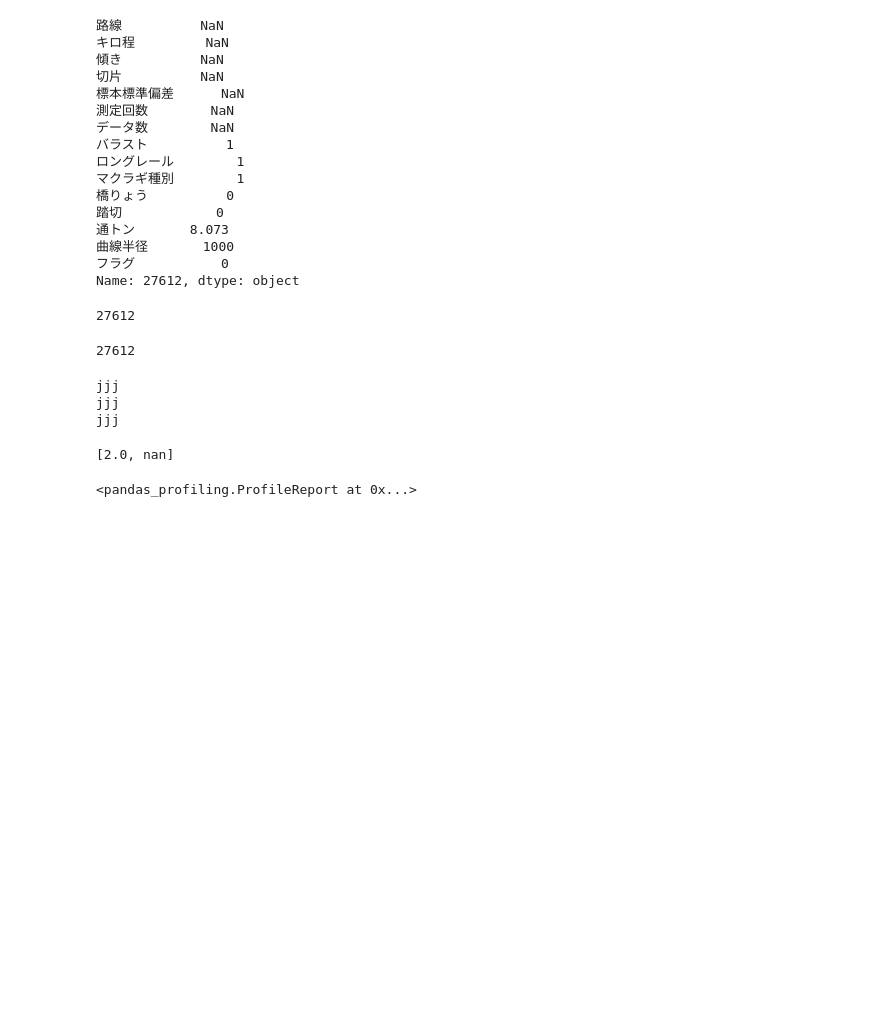
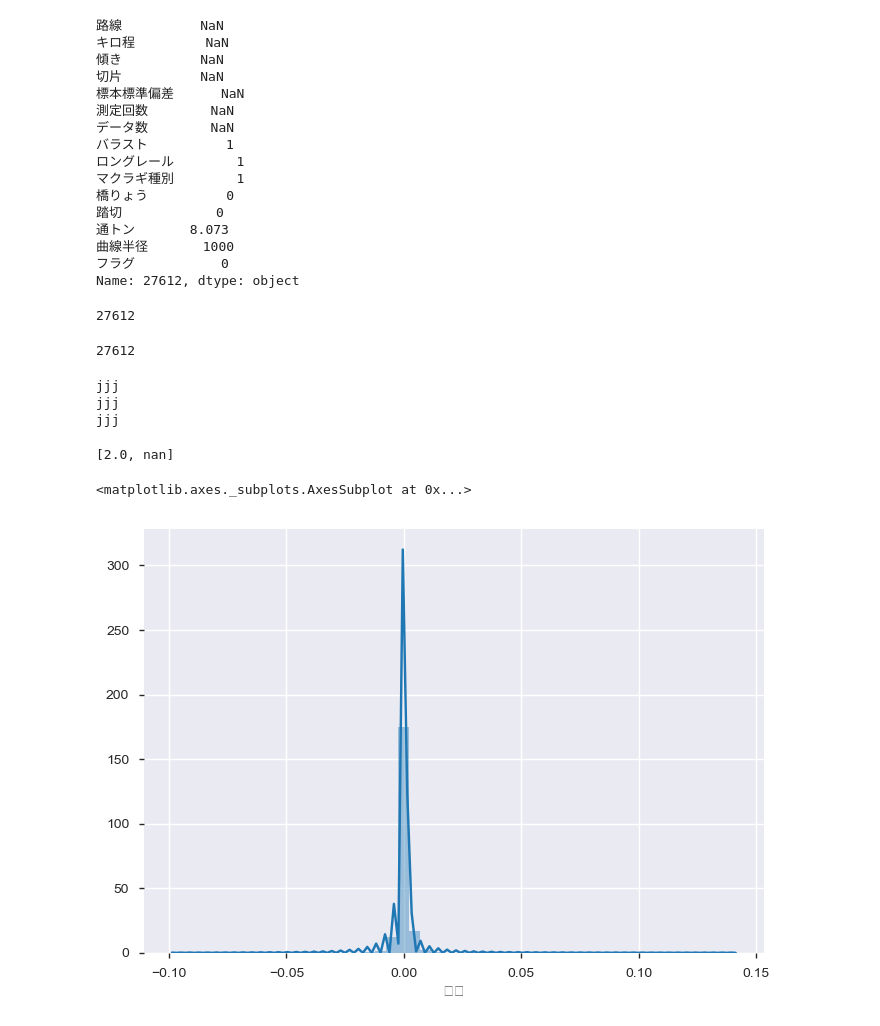
Before and after one commit to a0082273/signate_railway, a Jupyter notebook: check.ipynb, the cells around one changed output. Cells and saved outputs as stored; diff of their text form; code cells hidden in the pictures; blank space fills up the shorter version.

```diff
--- a/check.ipynb
+++ b/check.ipynb
@@ -0,0 +1,3 @@
+# %%
+data5 = pd.read_csv('summary5_A.csv', index_col=0)
+data5
@@ -107,6 +223,6 @@ jjj
 [2.0, nan]
 # %%
 import pandas_profiling as pdp
-pdp.ProfileReport(data)
-# %% [output]
-<pandas_profiling.ProfileReport at 0x...>
+# %%
+data5.loc[data5['傾き'] == -100, '傾き'] = np.median(data5.loc[data5['傾き'].notnull(), '傾き'])
+data4.loc[data4['傾き'] == -100, '傾き'] = np.median(data4.loc[data4['傾き'].notnull(), '傾き'])
@@ -112,0 +231,5 @@ pdp.ProfileReport(data)
+# %%
+sns.distplot(data5['傾き'].dropna())
+# %% [output]
+<matplotlib.axes._subplots.AxesSubplot at 0x...>
+[figure, added]
```
Also changed, not shown: parts of 14 cells of this notebook, 1 other file.
